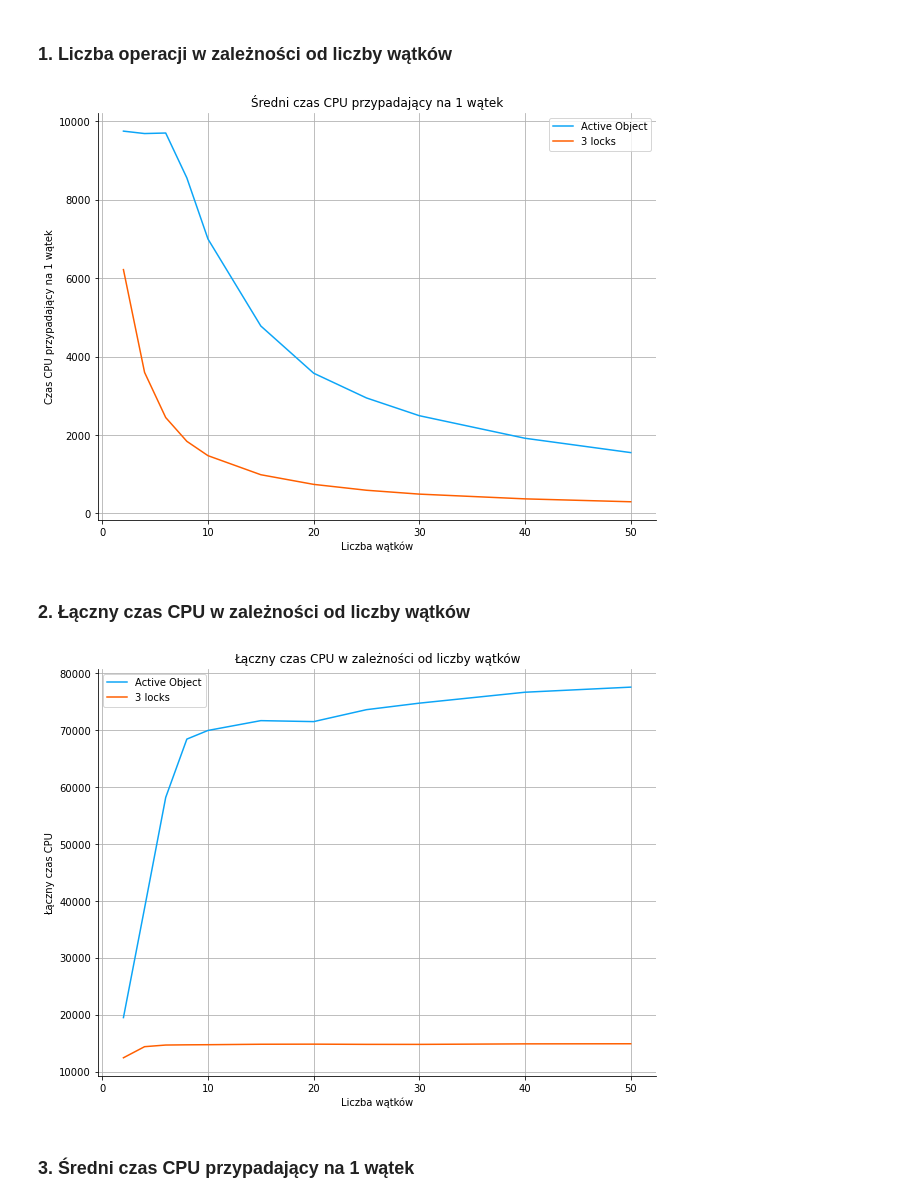
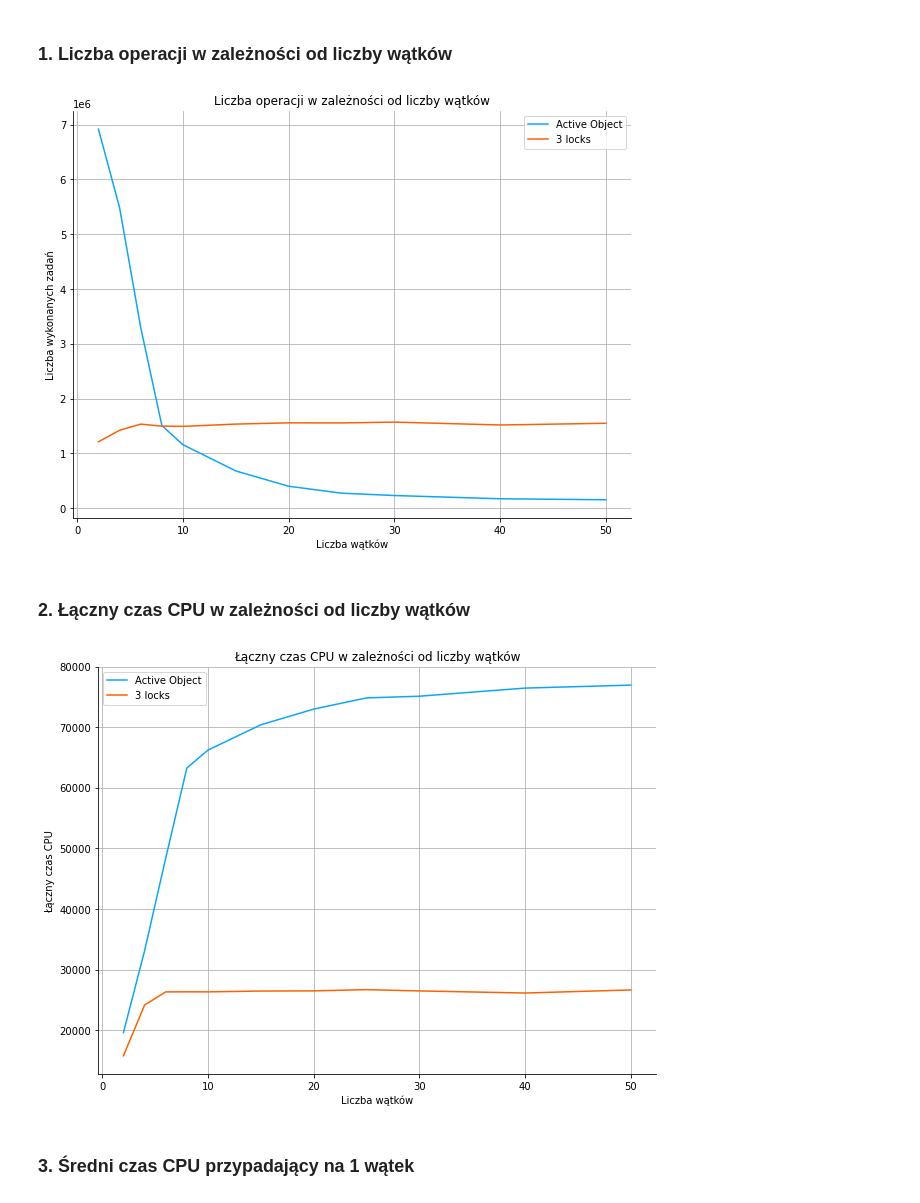
Before and after one commit to MatiPl01/concurrency-theory, a Jupyter notebook: lab7/results/charts.ipynb, the cells around one changed output. Saved outputs shown, nothing was run; the diff lists cells and outputs as text; code cells hidden in the pictures.

```diff
--- a/lab7/results/charts.ipynb
+++ b/lab7/results/charts.ipynb
@@ -216,7 +216,7 @@ create_charts(
 ## Active Object vs 3 locks
 ### (bufor jest ustalony na 1000 elementów)
 # %%
-buffer_size = 'buffer-100000'
+buffer_size = 'buffer-1000'
 
 ao = ao_results[buffer_size]
 locks = locks_results[buffer_size]
@@ -236,16 +236,16 @@ data = [
 # %%
 plt.figure(figsize=(10, 7.5))
 comparison_chart(
     data,
     'thread_count',
-    'avg_cpu_time',
+    'tasks_done',
     'Liczba wątków',
-    'Czas CPU przypadający na 1 wątek',
-    'Średni czas CPU przypadający na 1 wątek',
+    'Liczba wykonanych zadań',
+    'Liczba operacji w zależności od liczby wątków',
     ['#0CA5F7', '#FF5F00']
 )
 # %% [output]
-[figure, old version]
+[figure, new version]
 # %% [markdown]
 ### 2. Łączny czas CPU w zależności od liczby wątków
 # %%
@@ -260,7 +260,7 @@ comparison_chart(
     ['#0CA5F7', '#FF5F00']
 )
 # %% [output]
-[figure, old version]
+[figure, new version]
 # %% [markdown]
 ### 3. Średni czas CPU przypadający na 1 wątek
 # %%
```
Also changed, not shown: parts of 2 cells of this notebook, 30 other files.
